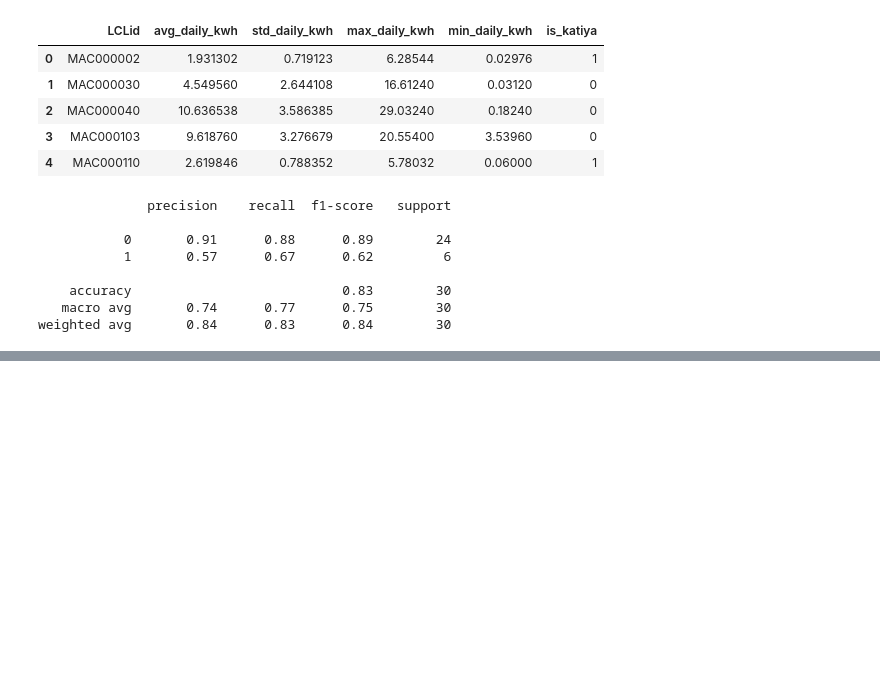
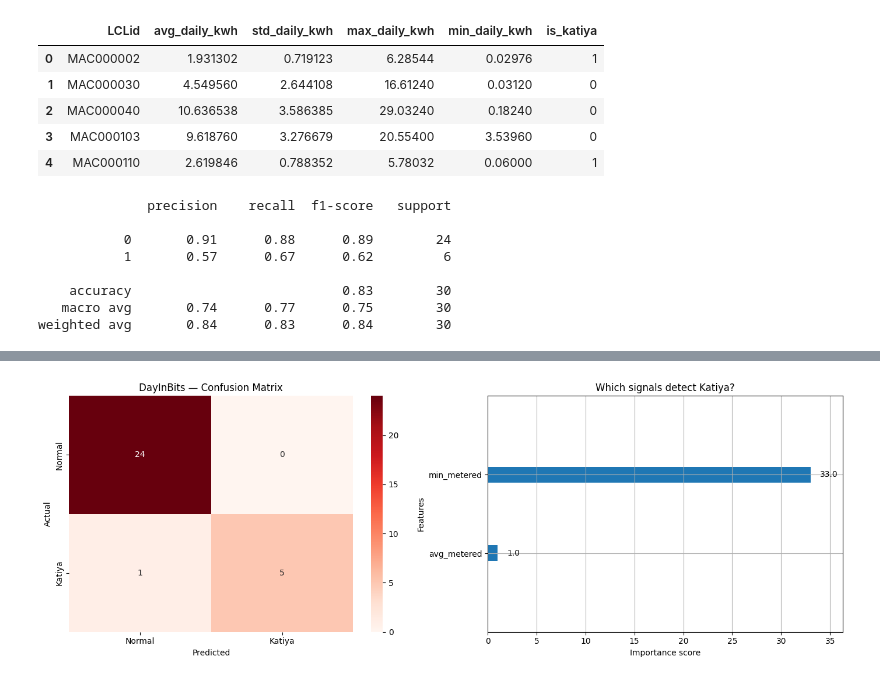
Before and after one commit to parth1rtx/SIH-2026, a Jupyter notebook: dayinbits_week1_1.ipynb, the cells around one changed output, grey strips where cells are left out. Cells and saved outputs as stored; diff of their text form; code cells hidden in the pictures; blank space fills up the shorter version.

Commit message:
XGBoost Phase over

```diff
--- a/dayinbits_week1_1.ipynb
+++ b/dayinbits_week1_1.ipynb
@@ -349,0 +541,25 @@ plt.show()
+# %%
+import seaborn as sns
+import matplotlib.pyplot as plt
+from sklearn.metrics import confusion_matrix
+from xgboost import plot_importance
+
+fig, axes = plt.subplots(1, 2, figsize=(14, 5))
+
+# Confusion Matrix
+cm = confusion_matrix(y_test, model_v3.predict(X_test))
+sns.heatmap(cm, annot=True, fmt='d',
+            xticklabels=['Normal', 'Katiya'],
+            yticklabels=['Normal', 'Katiya'],
+            cmap='Reds', ax=axes[0])
+axes[0].set_title("DayInBits — Confusion Matrix")
+axes[0].set_ylabel("Actual")
+axes[0].set_xlabel("Predicted")
+
+# Feature Importance
+plot_importance(model_v3, max_num_features=7, ax=axes[1])
+axes[1].set_title("Which signals detect Katiya?")
+plt.tight_layout()
+plt.show()
+# %% [output]
+[figure, added]
```
Also changed, not shown: parts of 10 cells of this notebook.
